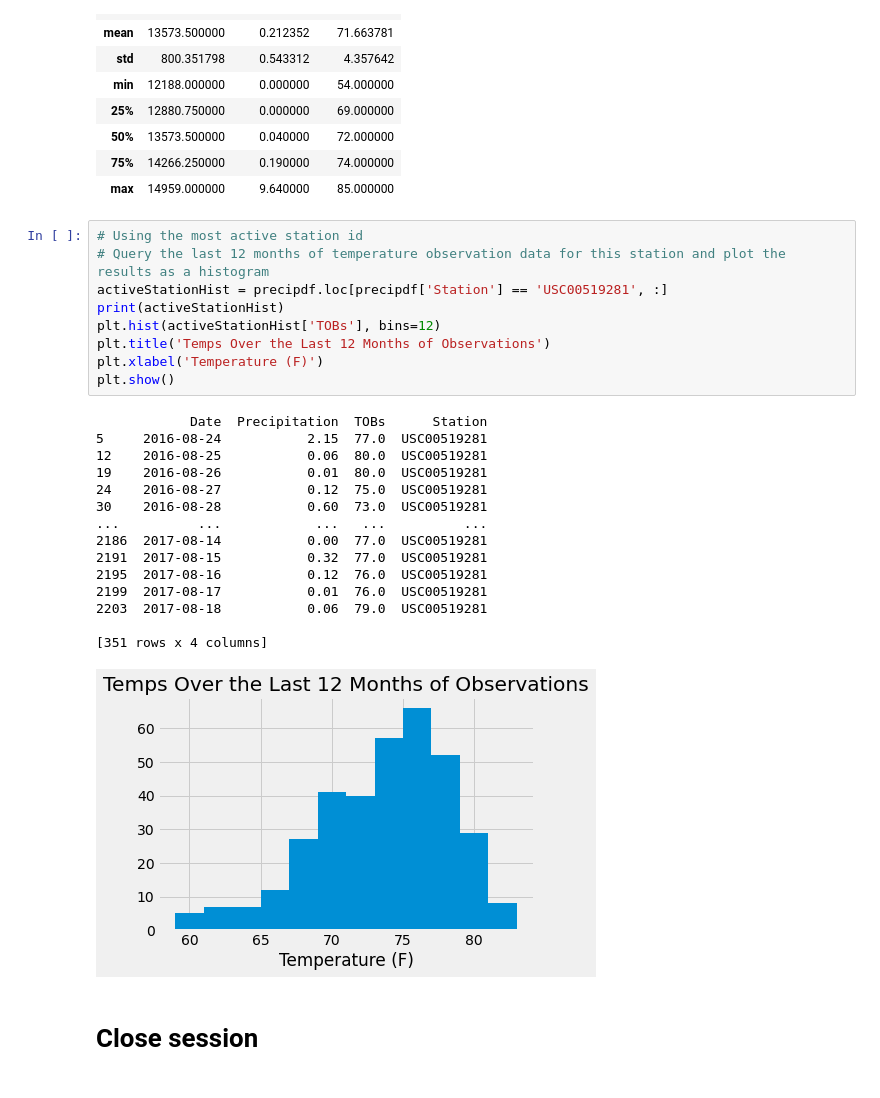
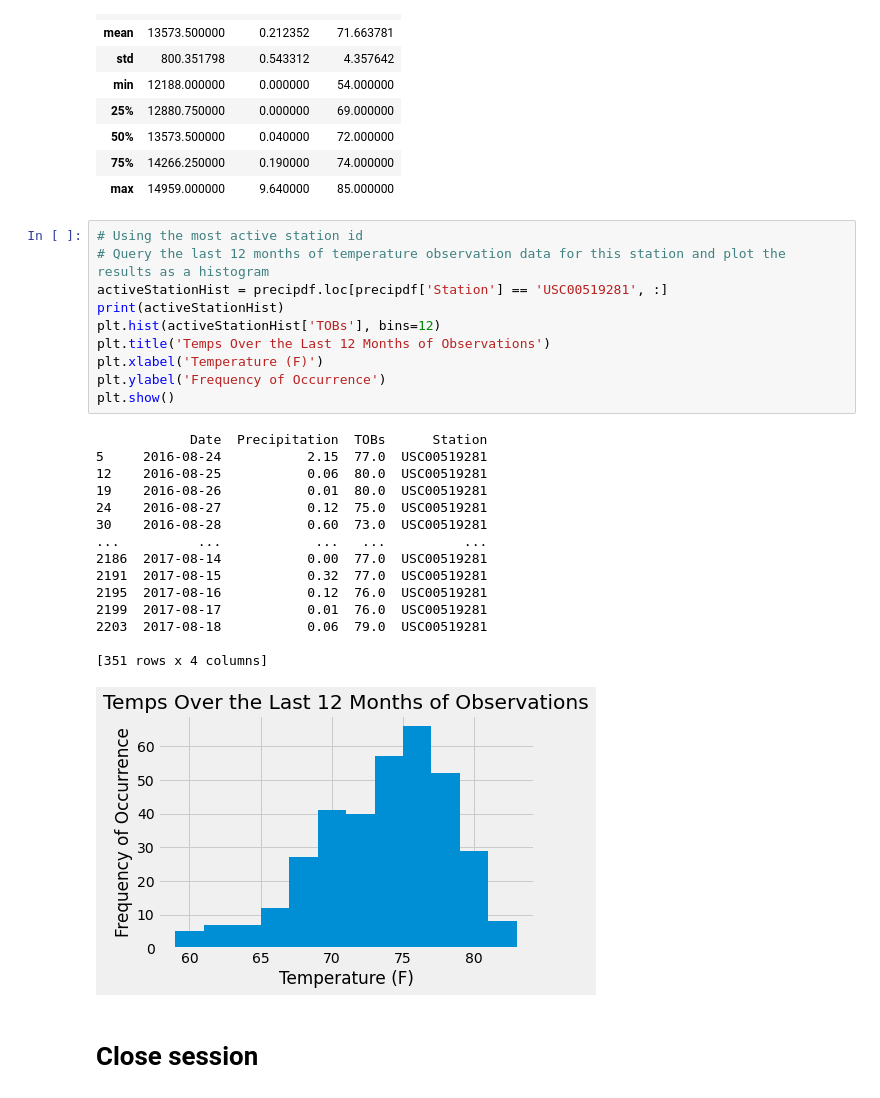
Before and after one commit to ennegineer/sqlalchemy-challenge, a Jupyter notebook: climate_starter.ipynb, the cells around one changed output. Saved outputs shown, nothing was run; the diff lists cells and outputs as text.

```diff
--- a/climate_starter.ipynb
+++ b/climate_starter.ipynb
@@ -223,28 +223,29 @@ activeStation.describe()
 # %%
 # Using the most active station id
 # Query the last 12 months of temperature observation data for this station and plot the results as a histogram
 activeStationHist = precipdf.loc[precipdf['Station'] == 'USC00519281', :]
 print(activeStationHist)
 plt.hist(activeStationHist['TOBs'], bins=12)
 plt.title('Temps Over the Last 12 Months of Observations')
 plt.xlabel('Temperature (F)')
+plt.ylabel('Frequency of Occurrence')
 plt.show()
 # %% [output]
             Date  Precipitation  TOBs      Station
 5     2016-08-24           2.15  77.0  USC00519281
 12    2016-08-25           0.06  80.0  USC00519281
 19    2016-08-26           0.01  80.0  USC00519281
 24    2016-08-27           0.12  75.0  USC00519281
 30    2016-08-28           0.60  73.0  USC00519281
 ...          ...            ...   ...          ...
 2186  2017-08-14           0.00  77.0  USC00519281
 2191  2017-08-15           0.32  77.0  USC00519281
 2195  2017-08-16           0.12  76.0  USC00519281
 2199  2017-08-17           0.01  76.0  USC00519281
 2203  2017-08-18           0.06  79.0  USC00519281
 
 [351 rows x 4 columns]
-[figure, old version]
+[figure, new version]
 # %% [markdown]
 # Close session
 # %%
```
Also changed, not shown: 5 other files.
